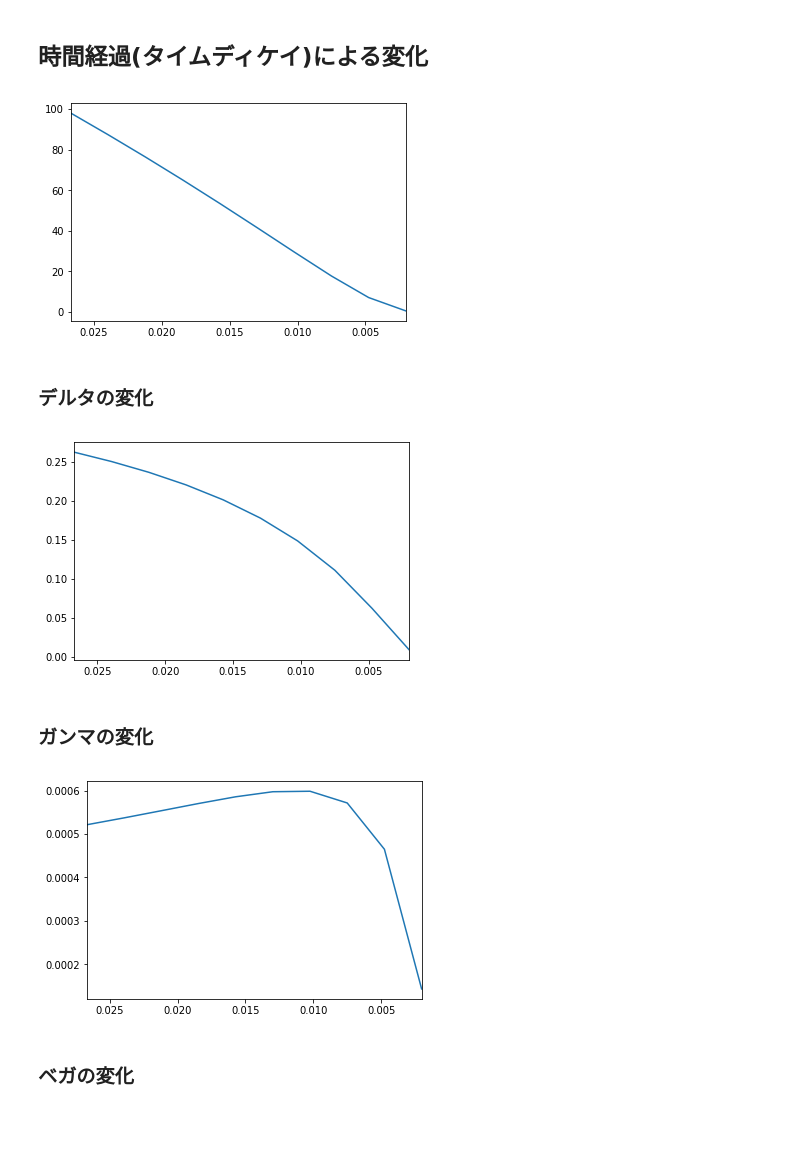
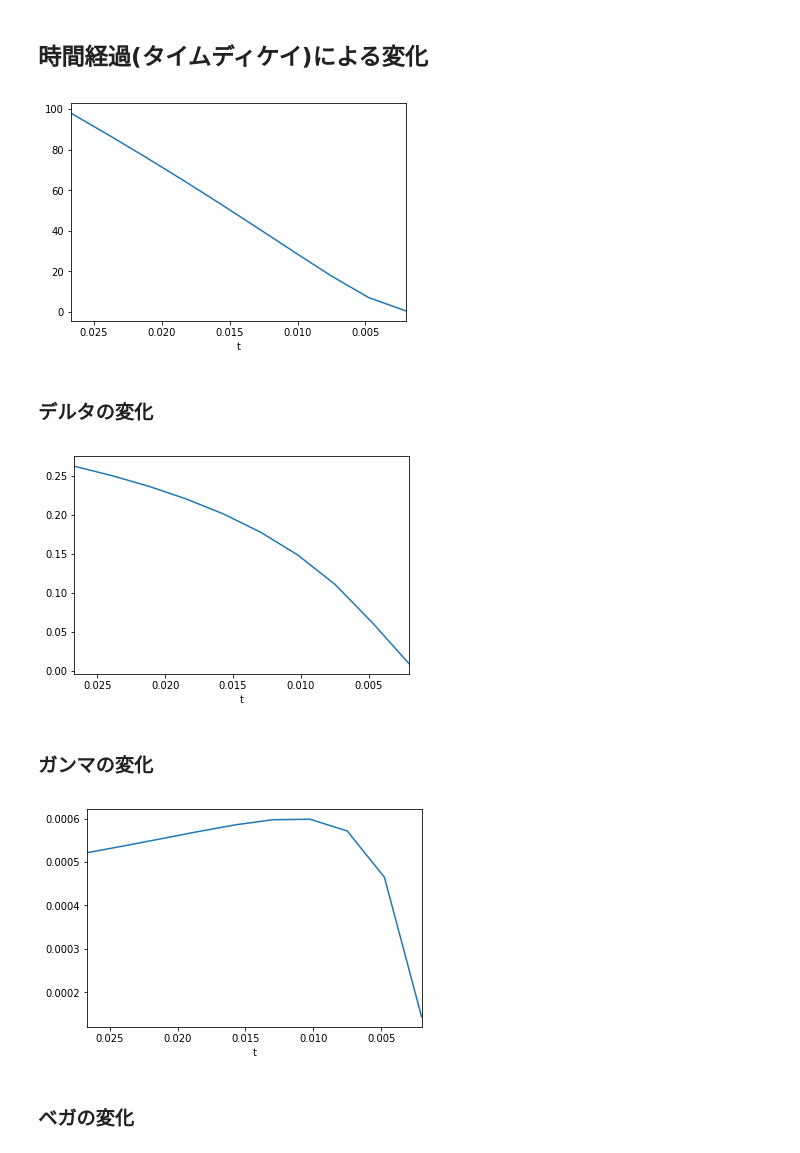
Before and after one commit to drillan/option-old, a Jupyter notebook: ChangeInGreeks.ipynb, the cells around one changed output. Saved outputs shown, nothing was run; the diff lists cells and outputs as text; code cells hidden in the pictures; blank space fills up the shorter version.

```diff
--- a/ChangeInGreeks.ipynb
+++ b/ChangeInGreeks.ipynb
@@ -62,13 +62,14 @@ sigma25 = call_df.loc[delta25_call, 'iv']
 # %%
 call_price_t = [ivolat3.prem_call(s0, delta25_call, r, 0, t_ ,sigma25) for t_ in t_range]
 
 fig = plt.figure()
 ax = fig.add_subplot(1, 1, 1)
 ax.plot(t_range, call_price_t)
+ax.set_xlabel('t')
 plt.xlim(max(t_range), min(t_range))
 plt.show()
 # %% [output]
-[figure, old version]
+[figure, new version]
 # %% [markdown]
 ### デルタの変化
 # %%
@@ -77,10 +78,11 @@ call_delta_t = [ivolat3.delta_call(s0, delta25_call, r, 0, t_ ,sigma25) for t_ i
 fig = plt.figure()
 ax = fig.add_subplot(1, 1, 1)
 ax.plot(t_range, call_delta_t)
+ax.set_xlabel('t')
 plt.xlim(max(t_range), min(t_range))
 plt.show()
 # %% [output]
-[figure, old version]
+[figure, new version]
 # %% [markdown]
 ### ガンマの変化
 # %%
@@ -89,10 +91,11 @@ call_gamma_t = [ivolat3.gamma(s0, delta25_call, r, 0, t_ ,sigma25) for t_ in t_r
 fig = plt.figure()
 ax = fig.add_subplot(1, 1, 1)
 ax.plot(t_range, call_gamma_t)
+ax.set_xlabel('t')
 plt.xlim(max(t_range), min(t_range))
 plt.show()
 # %% [output]
-[figure, old version]
+[figure, new version]
 # %% [markdown]
 ### ベガの変化
 # %%
```
Also changed, not shown: parts of 7 cells of this notebook, 6 other files.
